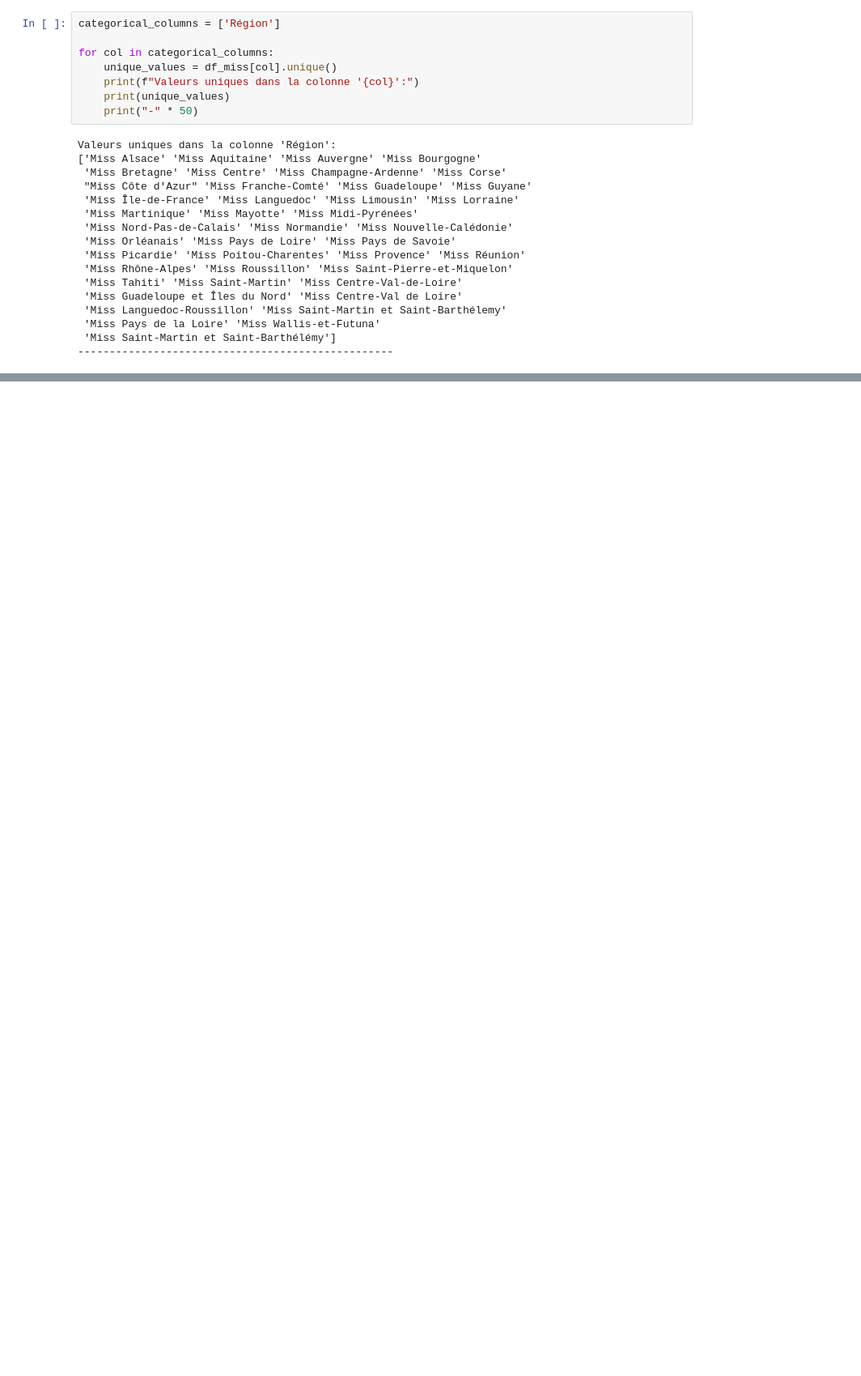
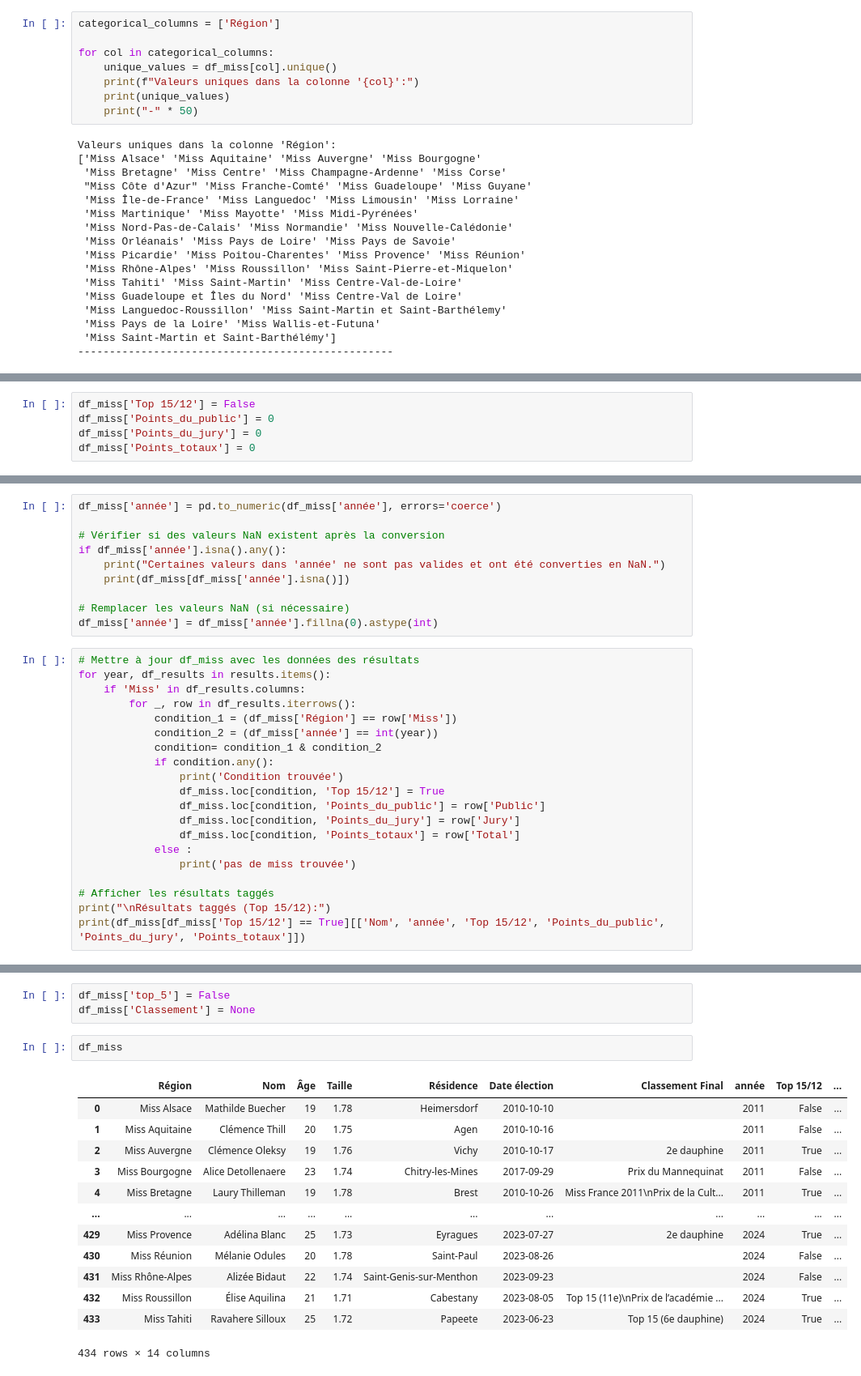
Before and after one commit to lazychach/Prediction_Miss_France, a Jupyter notebook: get data/scrapping.ipynb, the cells around one changed output, grey strips where cells are left out. Shown: that part at 81% size. Saved outputs shown, nothing was run; the diff lists cells and outputs as text; blank space fills up the shorter version.

```diff
--- a/get data/scrapping.ipynb
+++ b/get data/scrapping.ipynb
@@ -298,0 +739,5 @@ Valeurs uniques après nettoyage :
+# %%
+df_miss['Top 15/12'] = False
+df_miss['Points_du_public'] = 0
+df_miss['Points_du_jury'] = 0
+df_miss['Points_totaux'] = 0
@@ -298,0 +847,30 @@ Valeurs uniques après nettoyage :
+# %%
+df_miss['année'] = pd.to_numeric(df_miss['année'], errors='coerce')
+
+# Vérifier si des valeurs NaN existent après la conversion
+if df_miss['année'].isna().any():
+    print("Certaines valeurs dans 'année' ne sont pas valides et ont été converties en NaN.")
+    print(df_miss[df_miss['année'].isna()])
+
+# Remplacer les valeurs NaN (si nécessaire)
+df_miss['année'] = df_miss['année'].fillna(0).astype(int)
+# %%
+# Mettre à jour df_miss avec les données des résultats
+for year, df_results in results.items():
+    if 'Miss' in df_results.columns:
+        for _, row in df_results.iterrows():
+            condition_1 = (df_miss['Région'] == row['Miss'])
+            condition_2 = (df_miss['année'] == int(year))
+            condition= condition_1 & condition_2
+            if condition.any():
+                print('Condition trouvée')
+                df_miss.loc[condition, 'Top 15/12'] = True
+                df_miss.loc[condition, 'Points_du_public'] = row['Public']
+                df_miss.loc[condition, 'Points_du_jury'] = row['Jury']
+                df_miss.loc[condition, 'Points_totaux'] = row['Total']
+            else :
+                print('pas de miss trouvée')
+
+# Afficher les résultats taggés
+print("\nRésultats taggés (Top 15/12):")
+print(df_miss[df_miss['Top 15/12'] == True][['Nom', 'année', 'Top 15/12', 'Points_du_public', 'Points_du_jury', 'Points_totaux']])
@@ -298,0 +1443,19 @@ Valeurs uniques après nettoyage :
+# %%
+df_miss['top_5'] = False
+df_miss['Classement'] = None
+# %%
+df_miss
+# %% [output]
+|  | Région | Nom | Âge | Taille | Résidence | Date élection | Classement Final | année | Top 15/12 | ... |
+| 0 | Miss Alsace | Mathilde Buecher | 19 | 1.78 | Heimersdorf | 2010-10-10 |  | 2011 | False | ... |
+| 1 | Miss Aquitaine | Clémence Thill | 20 | 1.75 | Agen | 2010-10-16 |  | 2011 | False | ... |
+| 2 | Miss Auvergne | Clémence Oleksy | 19 | 1.76 | Vichy | 2010-10-17 | 2e dauphine | 2011 | True | ... |
+| 3 | Miss Bourgogne | Alice Detollenaere | 23 | 1.74 | Chitry-les-Mines | 2017-09-29 | Prix du Mannequinat | 2011 | False | ... |
+| 4 | Miss Bretagne | Laury Thilleman | 19 | 1.78 | Brest | 2010-10-26 | Miss France 2011\nPrix de la Cult... | 2011 | True | ... |
+| ... | ... | ... | ... | ... | ... | ... | ... | ... | ... | ... |
+| 429 | Miss Provence | Adélina Blanc | 25 | 1.73 | Eyragues | 2023-07-27 | 2e dauphine | 2024 | True | ... |
+| 430 | Miss Réunion | Mélanie Odules | 20 | 1.78 | Saint-Paul | 2023-08-26 |  | 2024 | False | ... |
+| 431 | Miss Rhône-Alpes | Alizée Bidaut | 22 | 1.74 | Saint-Genis-sur-Menthon | 2023-09-23 |  | 2024 | False | ... |
+| 432 | Miss Roussillon | Élise Aquilina | 21 | 1.71 | Cabestany | 2023-08-05 | Top 15 (11e)\nPrix de l’académie ... | 2024 | True | ... |
+| 433 | Miss Tahiti | Ravahere Silloux | 25 | 1.72 | Papeete | 2023-06-23 | Top 15 (6e dauphine) | 2024 | True | ... |
+434 rows × 14 columns
```
Also changed, not shown: parts of 70 cells of this notebook, 1 other file.
